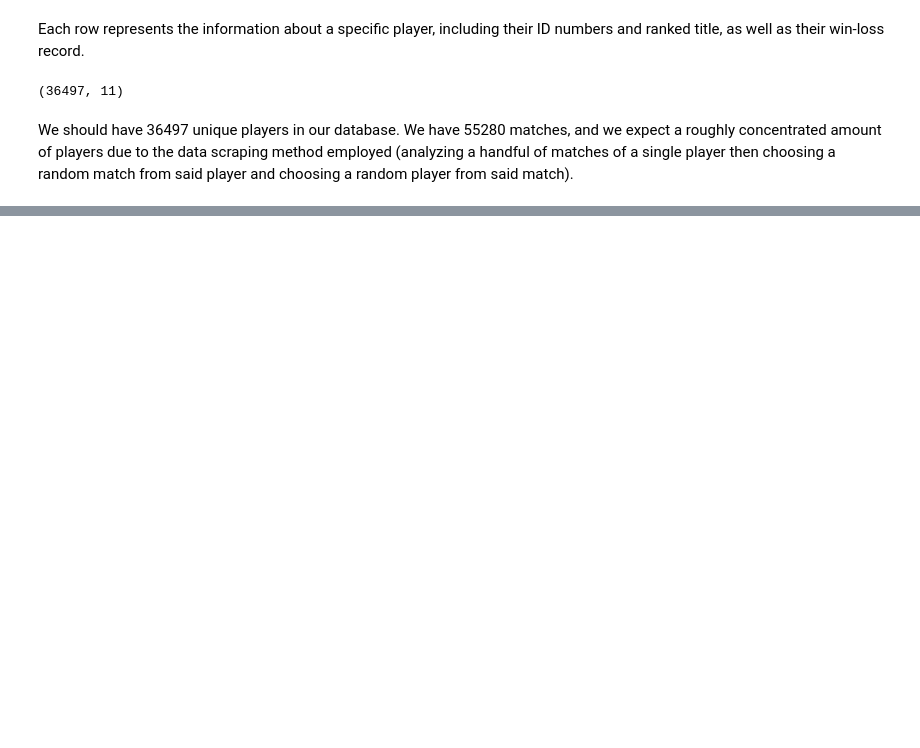
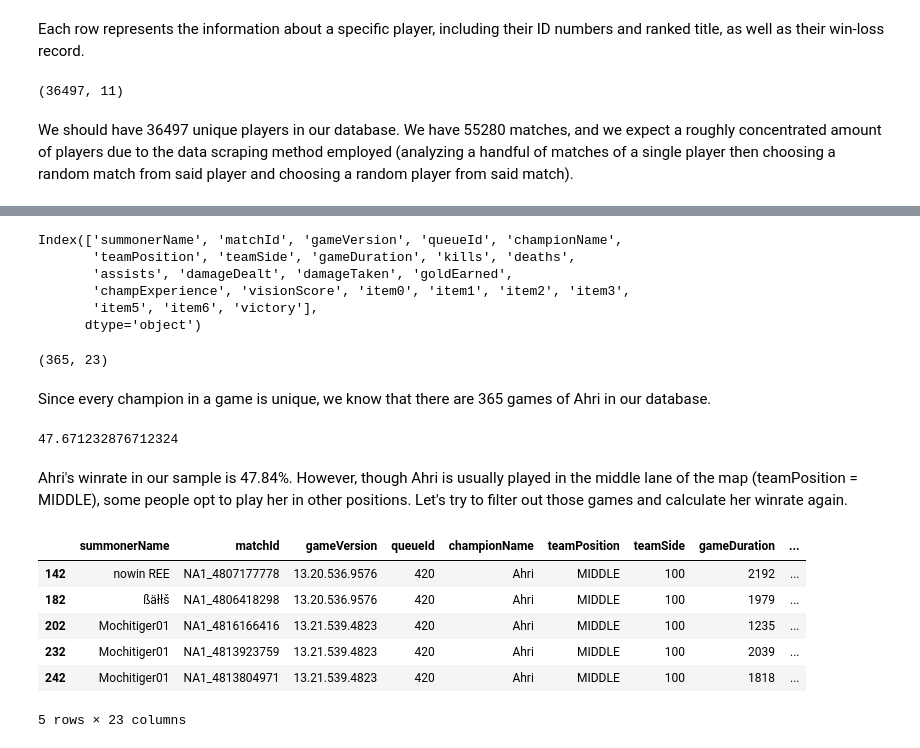
Before and after one commit to nolanylee/LolData, a Jupyter notebook: data_analysis.ipynb, the cells around one changed output, grey strips where cells are left out. Saved outputs shown, nothing was run; the diff lists cells and outputs as text; code cells hidden in the pictures; blank space fills up the shorter version.

```diff
--- a/data_analysis.ipynb
+++ b/data_analysis.ipynb
@@ -160,0 +171,21 @@ df_player.describe()
+# %%
+ahri_games.keys()
+# %% [output]
+Index(['summonerName', 'matchId', 'gameVersion', 'queueId', 'championName',
+       'teamPosition', 'teamSide', 'gameDuration', 'kills', 'deaths',
+       'assists', 'damageDealt', 'damageTaken', 'goldEarned',
+       'champExperience', 'visionScore', 'item0', 'item1', 'item2', 'item3',
+       'item5', 'item6', 'victory'],
+      dtype='object')
+# %%
+ahri_games.shape
+# %% [output]
+(365, 23)
+# %% [markdown]
+Since every champion in a game is unique, we know that there are 365 games of Ahri in our database.
+# %%
+len(ahri_games[ahri_games['victory'] == 1])/len(ahri_games) * 100
+# %% [output]
+47.671232876712324
+# %% [markdown]
+Ahri's winrate in our sample is 47.84%. However, though Ahri is usually played in the middle lane of the map (teamPosition = MIDDLE), some people opt to play her in other positions. Let's try to filter out those games and calculate her winrate again.
@@ -160,0 +194,10 @@ df_player.describe()
+# %%
+ahri_mid.head()
+# %% [output]
+|  | summonerName | matchId | gameVersion | queueId | championName | teamPosition | teamSide | gameDuration | ... |
+| 142 | nowin REE | NA1_4807177778 | 13.20.536.9576 | 420 | Ahri | MIDDLE | 100 | 2192 | ... |
+| 182 | ßäłłš | NA1_4806418298 | 13.20.536.9576 | 420 | Ahri | MIDDLE | 100 | 1979 | ... |
+| 202 | Mochitiger01 | NA1_4816166416 | 13.21.539.4823 | 420 | Ahri | MIDDLE | 100 | 1235 | ... |
+| 232 | Mochitiger01 | NA1_4813923759 | 13.21.539.4823 | 420 | Ahri | MIDDLE | 100 | 2039 | ... |
+| 242 | Mochitiger01 | NA1_4813804971 | 13.21.539.4823 | 420 | Ahri | MIDDLE | 100 | 1818 | ... |
+5 rows × 23 columns
```
Also changed, not shown: parts of 24 cells of this notebook.
